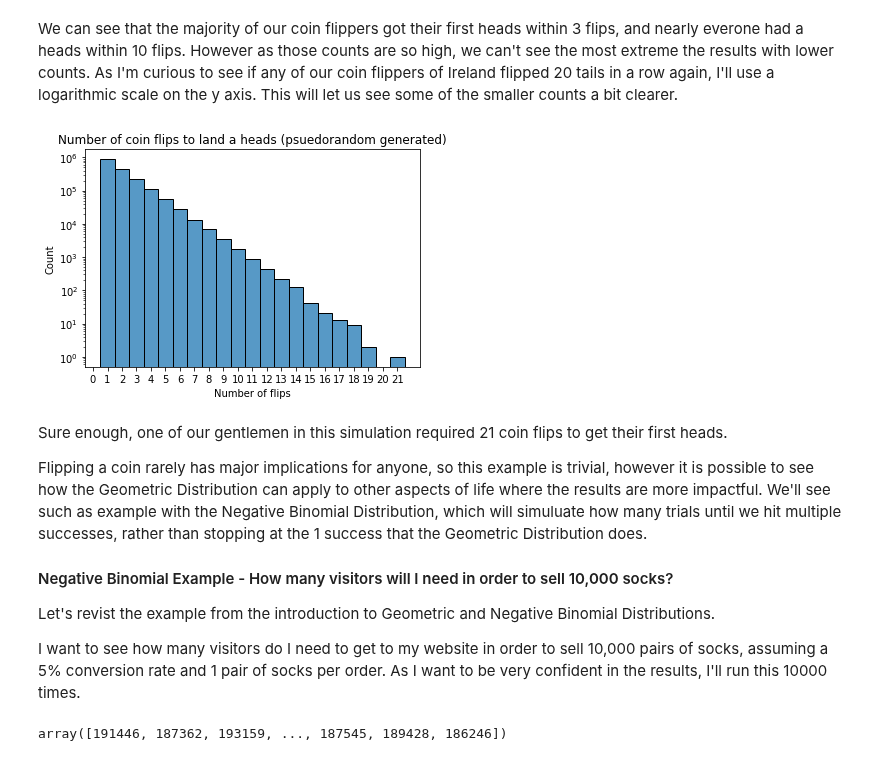
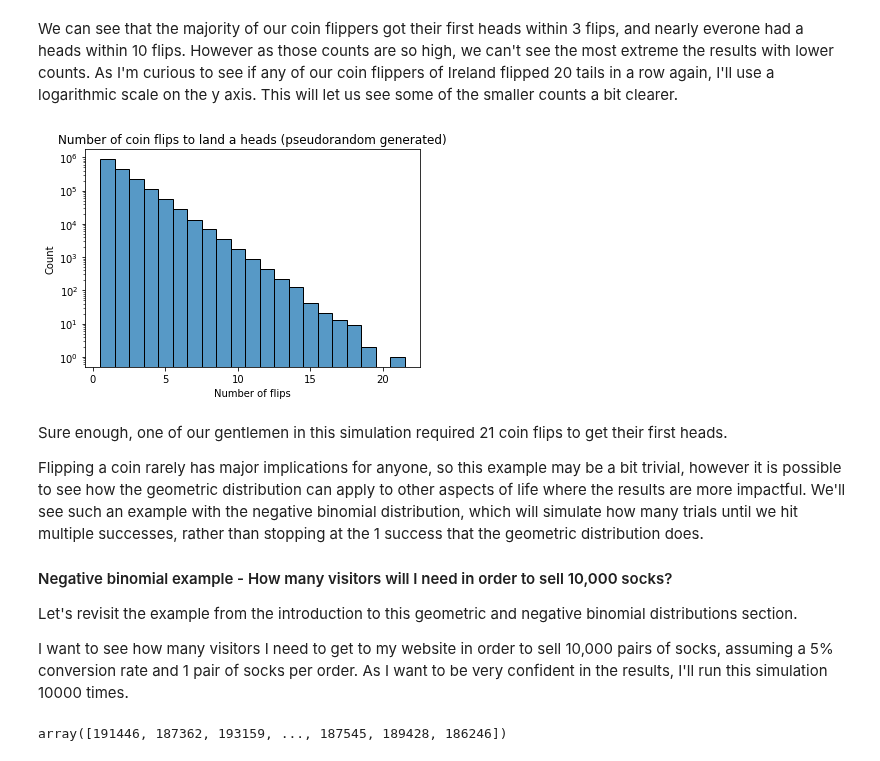
Before and after one commit to OtherBrian/pda-np.random, a Jupyter notebook: Numpy.Random.ipynb, the cells around one changed output. Saved outputs shown, nothing was run; the diff lists cells and outputs as text; code cells hidden in the pictures.

```diff
--- a/Numpy.Random.ipynb
+++ b/Numpy.Random.ipynb
@@ -1204,0 +1195,7 @@ np.min(flipping_heads_ireland)
+# %%
+rng = np.random.default_rng(33)
+
+#I will reuse the heads_probability and irish_male_population for this distribution.
+flipping_heads_ireland = rng.geometric(heads_probability, irish_male_population)
+
+flipping_heads_ireland
@@ -1212,21 +1209,21 @@ ax.set_title("Number of coin flips to land a heads (pseudorandom generated)");
 [figure]
 # %% [markdown]
 We can see that the majority of our coin flippers got their first heads within 3 flips, and nearly everone had a heads within 10 flips. However as those counts are so high, we can't see the most extreme the results with lower counts. As I'm curious to see if any of our coin flippers of Ireland flipped 20 tails in a row again, I'll use a logarithmic scale on the y axis. This will let us see some of the smaller counts a bit clearer.
-# %%
-ax = sns.histplot(flipping_heads_ireland, discrete = True, log_scale = (False, True))
-ax.set_xticks(range(22))
-ax.set(xlabel='Number of flips', ylabel='Count')
-ax.set_title("Number of coin flips to land a heads (pseudorandom generated)");
-# %% [output]
-[figure, removed]
+# %%
+ax = hist_plotting(flipping_heads_ireland, 'Number of flips', 'Count', "Number of coin flips to land a heads (pseudorandom generated)", discrete = True)
+
+#Setting the y axis to logarithmic scale so that we can see the extreme values more clearly.
+ax.set_yscale("log");
+# %% [output]
+[figure, added]
 # %% [markdown]
 Sure enough, one of our gentlemen in this simulation required 21 coin flips to get their first heads.
 
-Flipping a coin rarely has major implications for anyone, so this example is trivial, however it is possible to see how the Geometric Distribution can apply to other aspects of life where the results are more impactful. We'll see such as example with the Negative Binomial Distribution, which will simuluate how many trials until we hit multiple successes, rather than stopping at the 1 success that the Geometric Distribution does.
+Flipping a coin rarely has major implications for anyone, so this example may be a bit trivial, however it is possible to see how the geometric distribution can apply to other aspects of life where the results are more impactful. We'll see such an example with the negative binomial distribution, which will simulate how many trials until we hit multiple successes, rather than stopping at the 1 success that the geometric distribution does.
 
-#### Negative Binomial Example - How many visitors will I need in order to sell 10,000 socks?
+#### Negative binomial example - How many visitors will I need in order to sell 10,000 socks?
 
-Let's revist the example from the introduction to Geometric and Negative Binomial Distributions.
+Let's revisit the example from the introduction to this geometric and negative binomial distributions section.
 
-I want to see how many visitors do I need to get to my website in order to sell 10,000 pairs of socks, assuming a 5% conversion rate and 1 pair of socks per order. As I want to be very confident in the results, I'll run this 10000 times.
+I want to see how many visitors I need to get to my website in order to sell 10,000 pairs of socks, assuming a 5% conversion rate and 1 pair of socks per order. As I want to be very confident in the results, I'll run this simulation 10000 times.
 # %%
```
Also changed, not shown: parts of 18 cells of this notebook.
